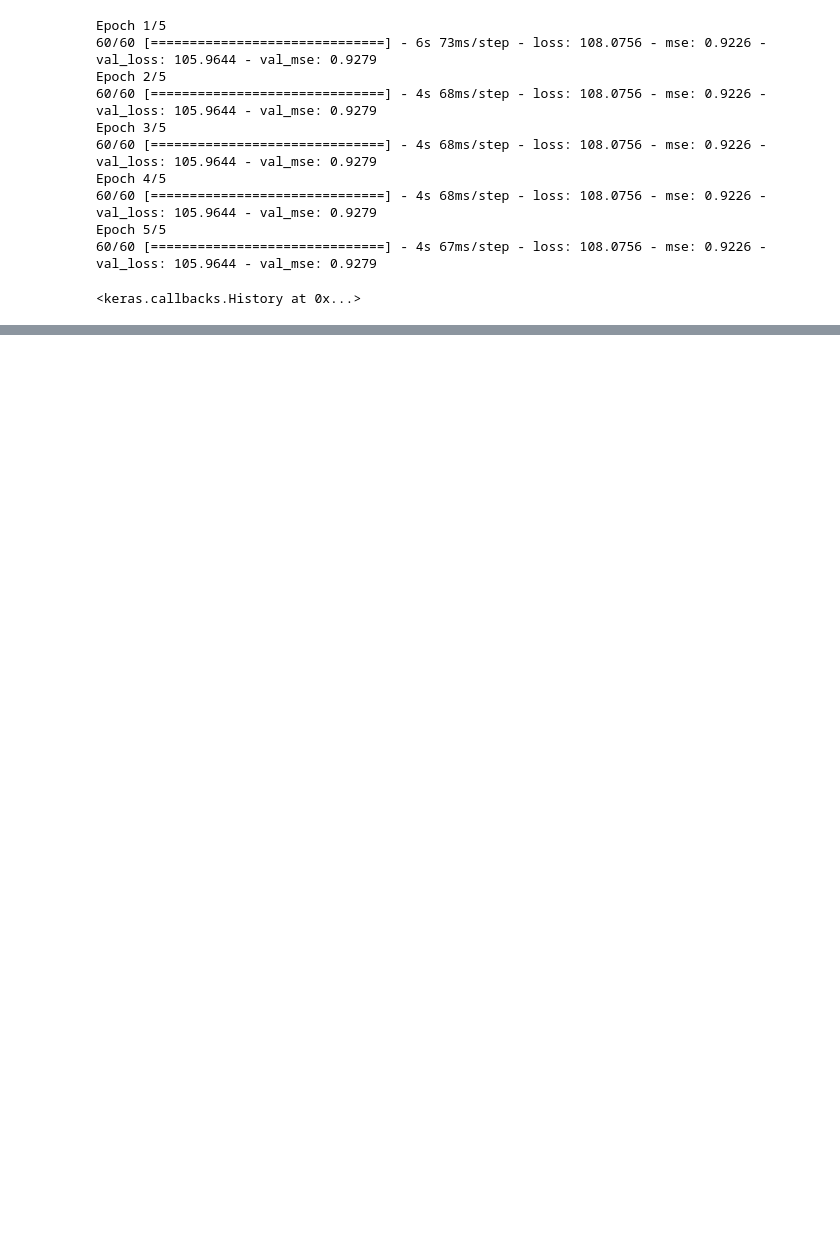
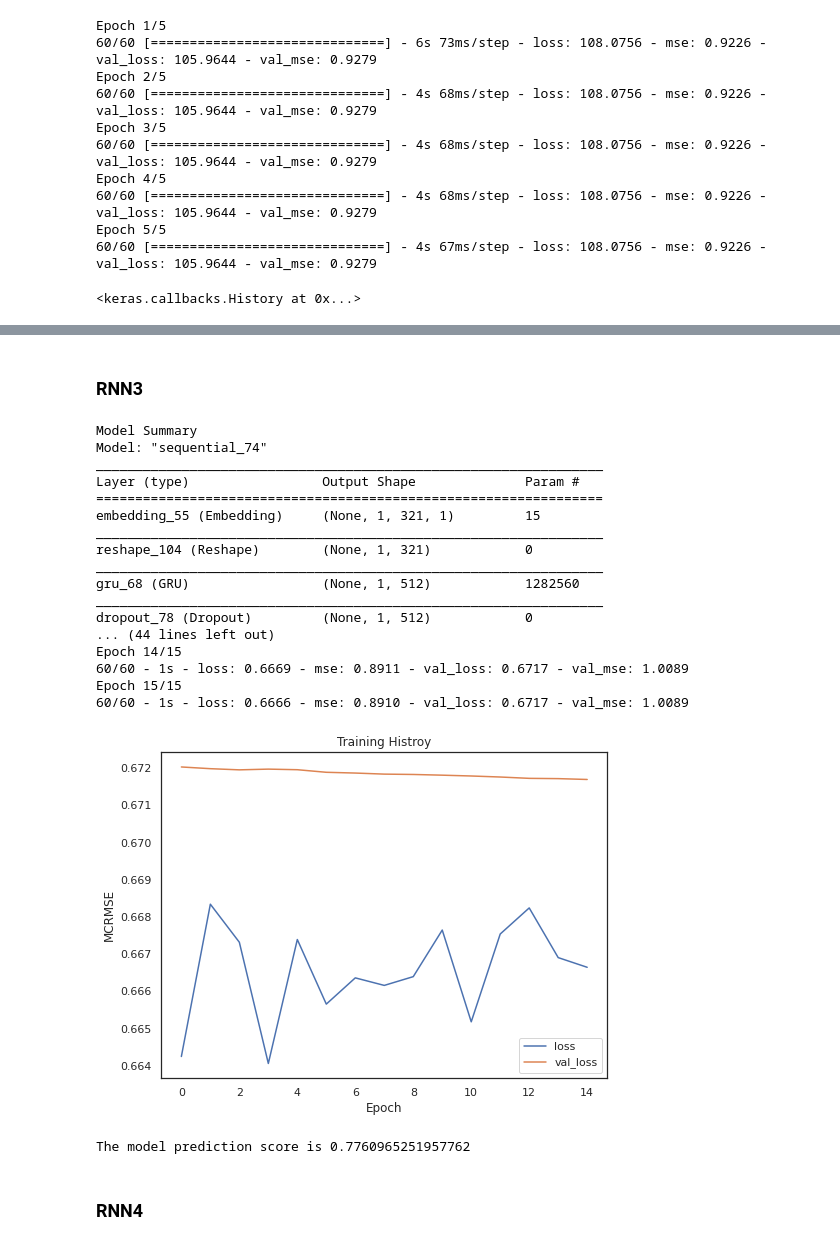
Before and after one commit to bruce-lam/W207_Final_Zhu_Yu_Lam, a Jupyter notebook: W207_Final_Project_Yu_Zhu_Lam.ipynb, the cells around one changed output, grey strips where cells are left out. Drawn from its saved outputs; the diff is of its cells as text; code cells hidden in the pictures; blank space fills up the shorter version.

```diff
--- a/W207_Final_Project_Yu_Zhu_Lam.ipynb
+++ b/W207_Final_Project_Yu_Zhu_Lam.ipynb
@@ -1000,2 +938,0 @@ _________________________________________________________________
-# %%
-model2.fit(train_sequence, y_train_all,  epochs=30,  validation_data=(dev_sequence, y_test_all))
@@ -1076,2 +938,0 @@ _________________________________________________________________
-# %%
-model3.fit(train_sequence, y_train_all,  epochs=30,  validation_data=(dev_sequence, y_dev_all))
@@ -1153,2 +938,0 @@ _________________________________________________________________
-# %%
-model4.fit(train_sequence, y_train_all,  epochs=30,  validation_data=(dev_sequence, y_dev_all))
@@ -1241,0 +950,56 @@ array([[ True,  True,  True,  True,  True, False, False, False, False,
+# %% [markdown]
+### RNN3
+# %%
+# Initialising a model
+model3 = Sequential()
+
+# using Embedding as first layer since all
+model3.add(layers.Embedding(len(token2int)+1, 1, input_shape = (1, 321)))
+model3.add(layers.Reshape((1,321)))
+# Recurrent layer, using a GRU since it is cheaper
+model3.add(layers.GRU(512, return_sequences=True, recurrent_dropout=0.05))
+# # The choice of the recurrent unit is 68*68, same size the bpps file size for each sample
+model3.add(Dropout(0.05, seed = 34))
+
+# model3.add(layers.Conv1D(512, 1, activation='linear',
+#                   kernel_initializer='glorot_uniform',
+#                   bias_initializer='glorot_uniform'))
+# Some fully connected layer
+# model3.add(Dense(512, activation='sigmoid'))
+# model3.add(layers.MaxPooling1D(1,1))
+model3.add(layers.LSTM(340, dropout=0.05, recurrent_dropout=0.05,))
+model3.add(layers.Reshape((5,68)))
+
+# Output layer
+model3.add(Dense(68, activation='linear'))
+model3.add(Dense(68, activation='tanh'))
+
+
+# Compile the model
+opt = SGD(momentum=0.9)
+# Use the loss function by the scoring method
+model3.compile(optimizer=opt, loss=MCRMSE, metrics=["mse"])
+# %%
+model3 = build_tensorflow_model(train_sequence, y_train_all, dev_sequence, y_dev_all, test_sequence, y_test_all, model3)
+# %% [output]
+Model Summary
+Model: "sequential_74"
+_________________________________________________________________
+Layer (type)                 Output Shape              Param #
+=================================================================
+embedding_55 (Embedding)     (None, 1, 321, 1)         15
+_________________________________________________________________
+reshape_104 (Reshape)        (None, 1, 321)            0
+_________________________________________________________________
+gru_68 (GRU)                 (None, 1, 512)            1282560
+_________________________________________________________________
+dropout_78 (Dropout)         (None, 1, 512)            0
+... (44 lines left out)
+Epoch 14/15
+60/60 - 1s - loss: 0.6669 - mse: 0.8911 - val_loss: 0.6717 - val_mse: 1.0089
+Epoch 15/15
+60/60 - 1s - loss: 0.6666 - mse: 0.8910 - val_loss: 0.6717 - val_mse: 1.0089
+[figure, added]
+The model prediction score is 0.7760965251957762
+# %% [markdown]
+### RNN4
```
Also changed, not shown: parts of 74 cells of this notebook.
